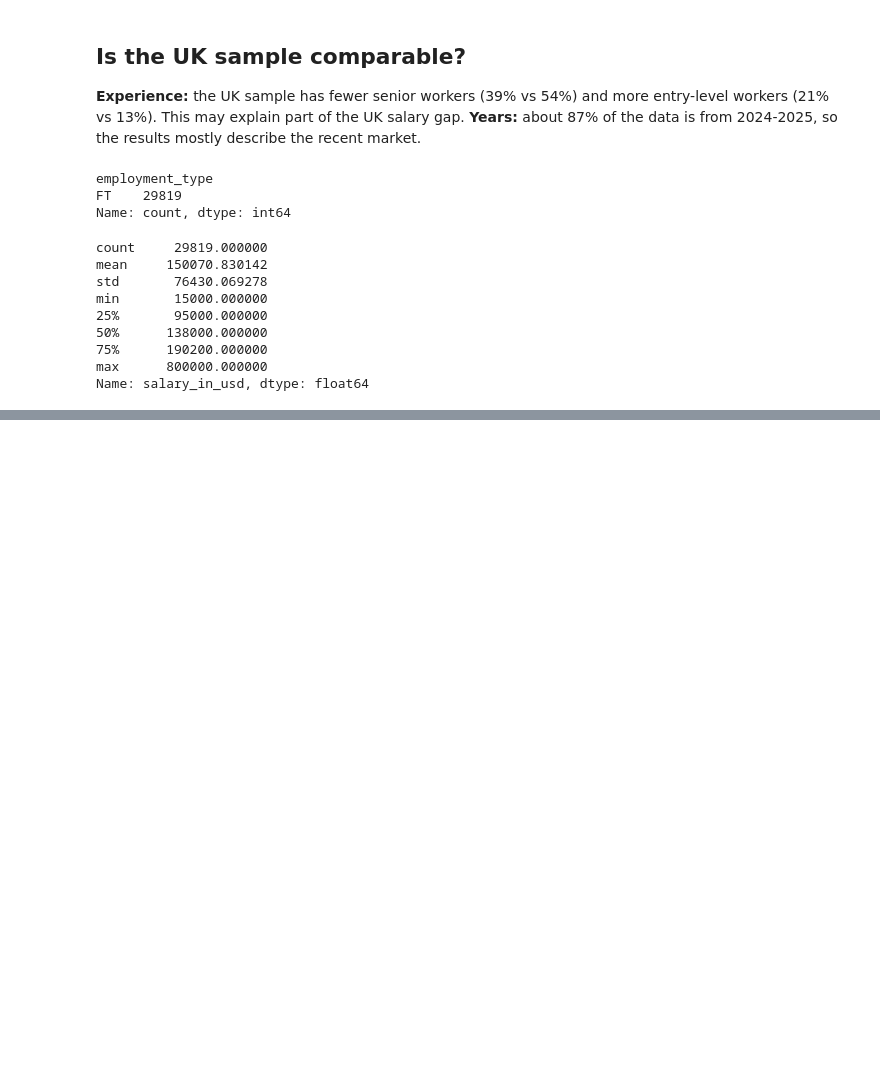
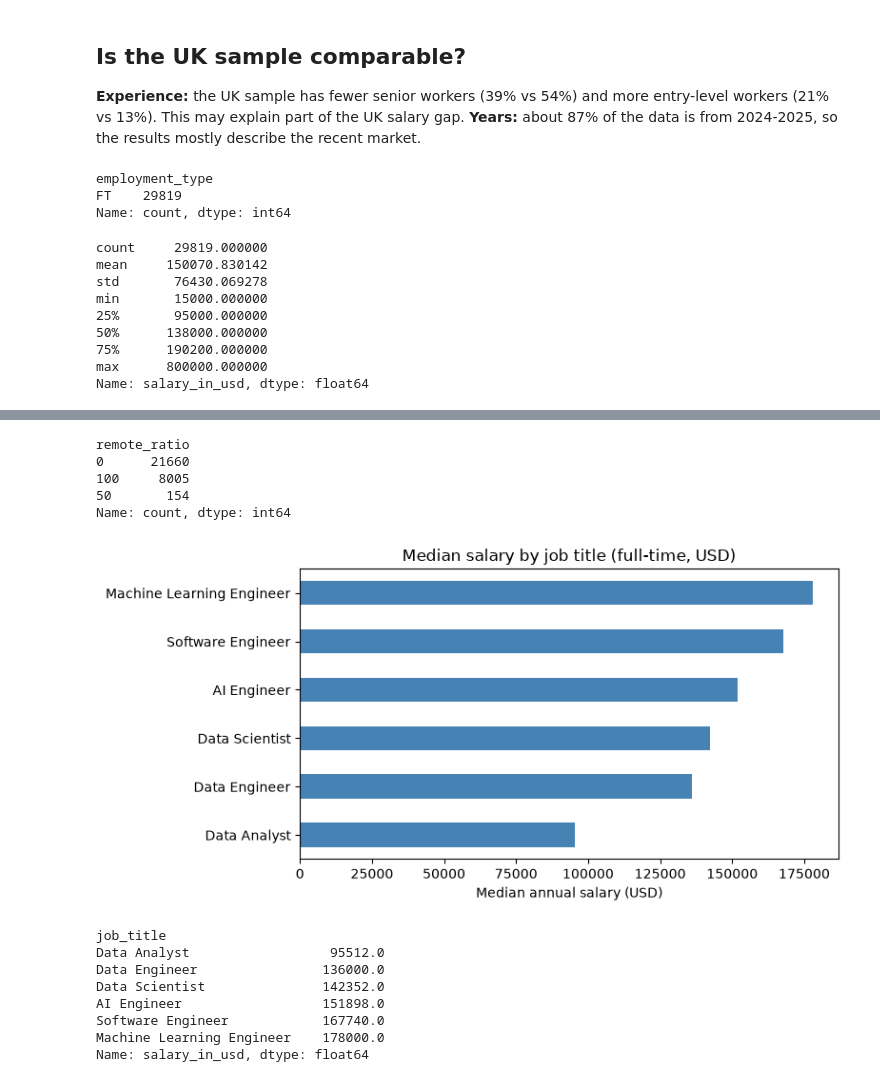
Before and after one commit to Suecalle/Final_Project, a Jupyter notebook: Final_Project.ipynb, the cells around one changed output, grey strips where cells are left out. Saved outputs shown, nothing was run; the diff lists cells and outputs as text; code cells hidden in the pictures; blank space fills up the shorter version.

Commit message:
Add exploratory analysis with three charts and findings

```diff
--- a/Final_Project.ipynb
+++ b/Final_Project.ipynb
@@ -281,0 +324,30 @@ Name: salary_in_usd, dtype: float64
+# %%
+print(subset["remote_ratio"].value_counts())
+# %% [output]
+remote_ratio
+0      21660
+100     8005
+50       154
+Name: count, dtype: int64
+# %%
+medians = subset.groupby("job_title")["salary_in_usd"].median().sort_values()
+
+medians.plot(kind="barh", color="steelblue", figsize=(8, 4))
+plt.title("Median salary by job title (full-time, USD)")
+plt.xlabel("Median annual salary (USD)")
+plt.ylabel("")
+plt.tight_layout()
+plt.show()
+plt.close()
+
+print(medians)
+# %% [output]
+[figure, added]
+job_title
+Data Analyst                  95512.0
+Data Engineer                136000.0
+Data Scientist               142352.0
+AI Engineer                  151898.0
+Software Engineer            167740.0
+Machine Learning Engineer    178000.0
+Name: salary_in_usd, dtype: float64
```
Also changed, not shown: parts of 8 cells of this notebook.
